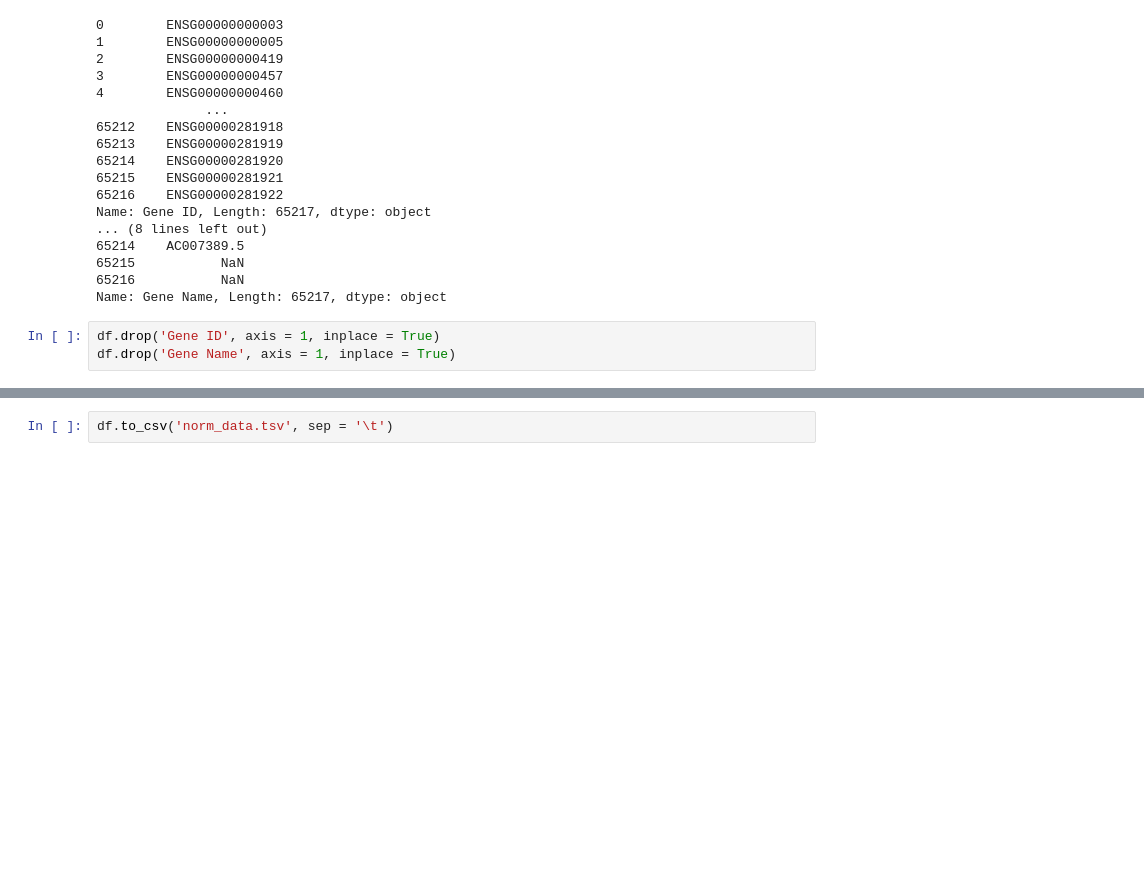
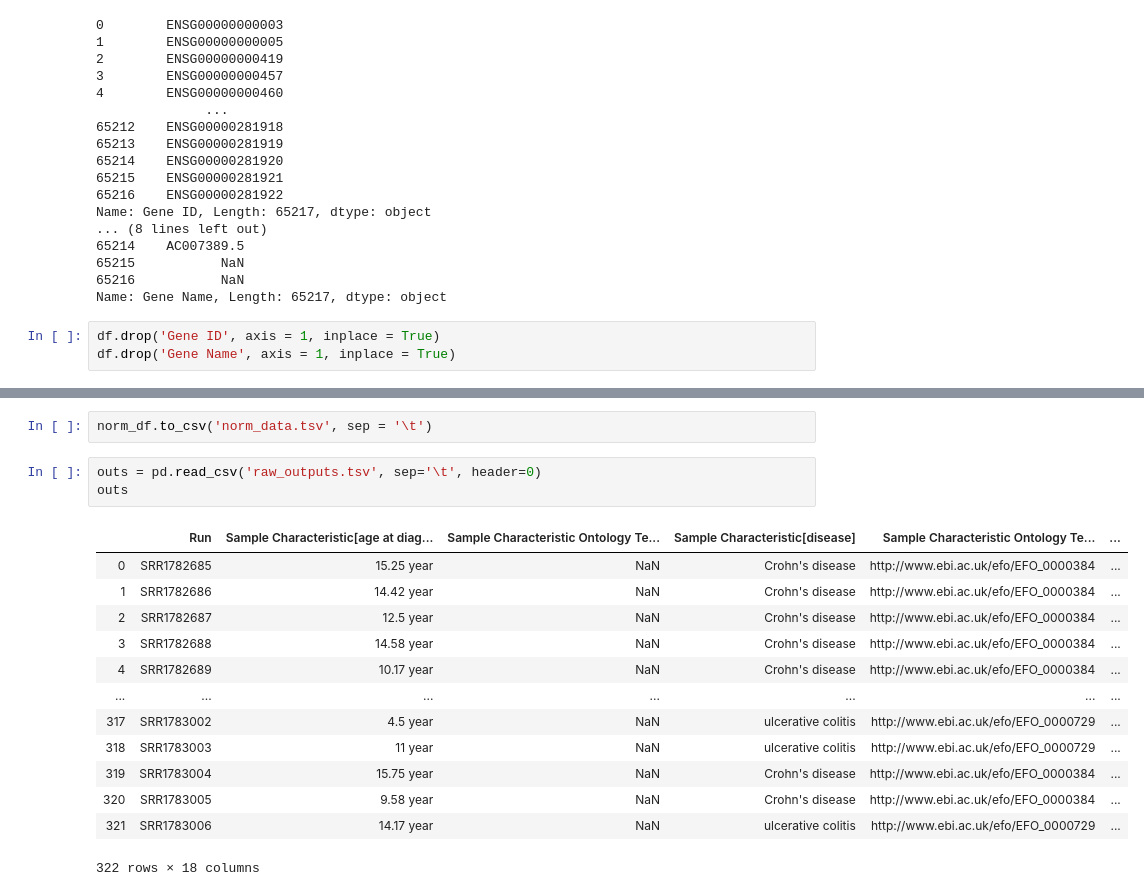
Before and after one commit to mkamineni/6.802Final, a Jupyter notebook: preprocess.ipynb, the cells around one changed output, grey strips where cells are left out. Cells and saved outputs as stored; diff of their text form; blank space fills up the shorter version.

```diff
--- a/preprocess.ipynb
+++ b/preprocess.ipynb
@@ -59,2 +74,19 @@ norm_df = gmn.total_count_normalization(df)
 # %%
-df.to_csv('norm_data.tsv', sep = '\t')
+norm_df.to_csv('norm_data.tsv', sep = '\t')
+# %%
+outs = pd.read_csv('raw_outputs.tsv', sep='\t', header=0)
+outs
+# %% [output]
+|  | Run | Sample Characteristic[age at diag... | Sample Characteristic Ontology Te... | Sample Characteristic[disease] | Sample Characteristic Ontology Te... | ... |
+| 0 | SRR1782685 | 15.25 year | NaN | Crohn's disease | http://www.ebi.ac.uk/efo/EFO_0000384 | ... |
+| 1 | SRR1782686 | 14.42 year | NaN | Crohn's disease | http://www.ebi.ac.uk/efo/EFO_0000384 | ... |
+| 2 | SRR1782687 | 12.5 year | NaN | Crohn's disease | http://www.ebi.ac.uk/efo/EFO_0000384 | ... |
+| 3 | SRR1782688 | 14.58 year | NaN | Crohn's disease | http://www.ebi.ac.uk/efo/EFO_0000384 | ... |
+| 4 | SRR1782689 | 10.17 year | NaN | Crohn's disease | http://www.ebi.ac.uk/efo/EFO_0000384 | ... |
+| ... | ... | ... | ... | ... | ... | ... |
+| 317 | SRR1783002 | 4.5 year | NaN | ulcerative colitis | http://www.ebi.ac.uk/efo/EFO_0000729 | ... |
+| 318 | SRR1783003 | 11 year | NaN | ulcerative colitis | http://www.ebi.ac.uk/efo/EFO_0000729 | ... |
+| 319 | SRR1783004 | 15.75 year | NaN | Crohn's disease | http://www.ebi.ac.uk/efo/EFO_0000384 | ... |
+| 320 | SRR1783005 | 9.58 year | NaN | Crohn's disease | http://www.ebi.ac.uk/efo/EFO_0000384 | ... |
+| 321 | SRR1783006 | 14.17 year | NaN | ulcerative colitis | http://www.ebi.ac.uk/efo/EFO_0000729 | ... |
+322 rows × 18 columns
```
Also changed, not shown: parts of 4 cells of this notebook, 3 other files.
